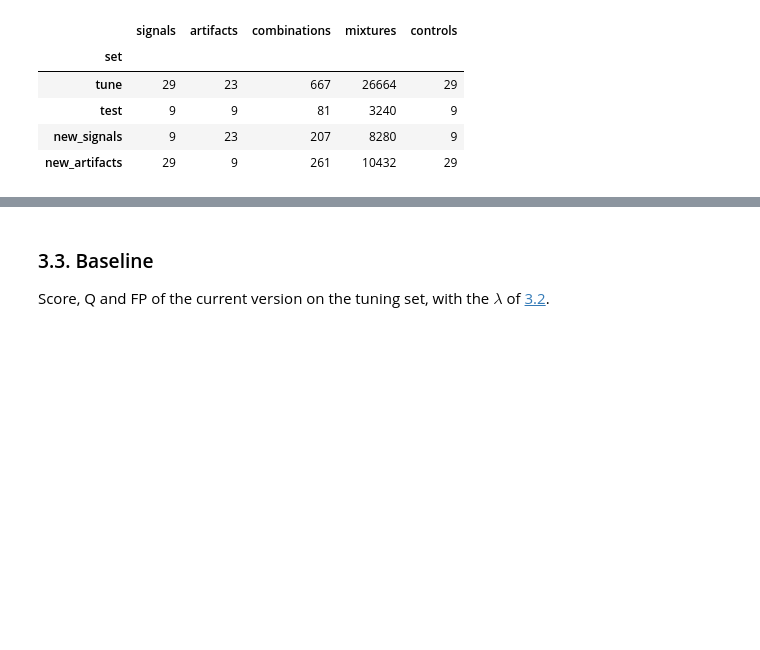
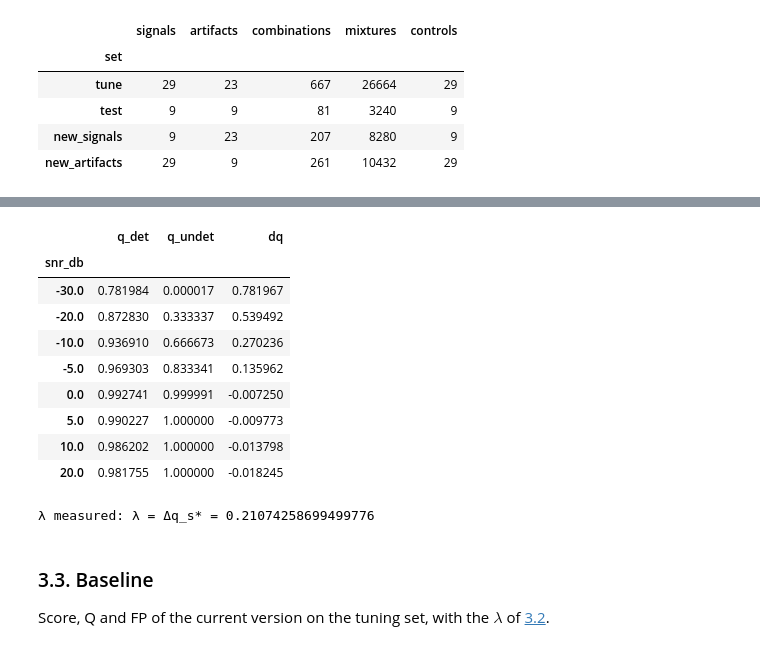
Before and after one commit to Kelpesito/EILO-BioAcoustics-Analysis, a Jupyter notebook: denoising/parameter_optimization.ipynb, the cells around one changed output, grey strips where cells are left out. Saved outputs shown, nothing was run; the diff lists cells and outputs as text; code cells hidden in the pictures; blank space fills up the shorter version.

```diff
--- a/denoising/parameter_optimization.ipynb
+++ b/denoising/parameter_optimization.ipynb
@@ -352 +455,57 @@ where $\hat{q}^{\text{det}}_s$ / $\hat{q}^{\text{undet}}_s$ are the mean $q$ of
 - Computed with the current results (`experiment_1.csv`), on the tuning set only.
+# %%
+F_DB = -30  # dB. Per-artifact quality: q = 0 at SNR_out <= F_DB ...
+C_DB = 0    # dB. ... and q = 1 at SNR_out >= C_DB
+
+tune = tune.assign(snr_db=pd.to_numeric(results_df["snr_db"], errors="coerce"))
+is_control = tune["art_id"].astype(str) == "Control"
+mix = tune[~is_control]
+
+# Masked mixtures
+mix["masked"] = mix["err_rms_max_glob_mix"] > 10
+
+# Masking by SNR
+cells = ["snr_db", "art_id", "clean_id"]
+masked_snr = mix.groupby(cells)["masked"].mean().groupby(["snr_db", "art_id"]).mean().groupby("snr_db").mean()
+print("Masked rate by SNR:")
+print(masked_snr)
+
+# SNR at 50% of masking
+y = masked_snr.values
+x = masked_snr.index
+above = y >= 0.5
+i = np.where(above)[0].max()
+y0, y1 = y[i], y[i+1]
+x0, x1 = x[i], x[i+1]
+s_star = x0 + (0.5 - y0) * (x1 - x0) / (y1 - y0)
+print(f"s* = {s_star}\n")
+print(f"λ approximated: λ = -s*/30 = {-s_star/30}")
+
+# Quality
+mix["q"] = (np.clip(mix["snr_out_db"], F_DB, C_DB) - F_DB) / (C_DB - F_DB)
+
+# q̄_s^det / q̄_s^undet: mean q of the detected / undetected mixtures at each SNR, weighted as in Q: w_i = 1 / N_{a,c}
+mix["detected"] = mix["detected"].astype(bool)
+mix["w"] = 1 / mix.groupby(cells)["q"].transform("size")   # N_{a,c}: number of positions of the cell of mixture i
+det, undet = mix[mix["detected"]], mix[~mix["detected"]]
+q_det_snr = (det["w"] * det["q"]).groupby(det["snr_db"]).sum() / det.groupby("snr_db")["w"].sum()
+q_undet_snr = (undet["w"] * undet["q"]).groupby(undet["snr_db"]).sum() / undet.groupby("snr_db")["w"].sum()
+
+q_snr = pd.DataFrame({
+    "q_det": q_det_snr,                                                      # q̄_s^det
+    "q_undet": q_undet_snr,                                                  # q̄_s^undet
+})
+q_snr["dq"] = q_snr["q_det"] - q_snr["q_undet"]                             # Δq_s
+print("\nMean q of the detected / undetected artifacts by SNR:")
+display(q_snr)
+
+# Δq at s*
+y = q_snr["dq"].values
+x = q_snr.index
+above = x >= s_star
+i = np.where(above)[0].min()
+y0, y1 = y[i], y[i-1]
+x0, x1 = x[i], x[i-1]
+lam = y0 + (y1 - y0)/(x1 - x0) * (s_star - x0)
+print(f"λ measured: λ = Δq_s* = {lam}")
+# %% [output]
@@ -353,3 +528,14 @@ where $\hat{q}^{\text{det}}_s$ / $\hat{q}^{\text{undet}}_s$ are the mean $q$ of
+|  | q_det | q_undet | dq |
+| snr_db |  |  |  |
+| -30.0 | 0.781984 | 0.000017 | 0.781967 |
+| -20.0 | 0.872830 | 0.333337 | 0.539492 |
+| -10.0 | 0.936910 | 0.666673 | 0.270236 |
+| -5.0 | 0.969303 | 0.833341 | 0.135962 |
+| 0.0 | 0.992741 | 0.999991 | -0.007250 |
+| 5.0 | 0.990227 | 1.000000 | -0.009773 |
+| 10.0 | 0.986202 | 1.000000 | -0.013798 |
+| 20.0 | 0.981755 | 1.000000 | -0.018245 |
+λ measured: λ = Δq_s* = 0.21074258699499776
 # %% [markdown]
 ### 3.3. Baseline
 
```
Also changed, not shown: parts of 9 cells of this notebook, 5 other files.
